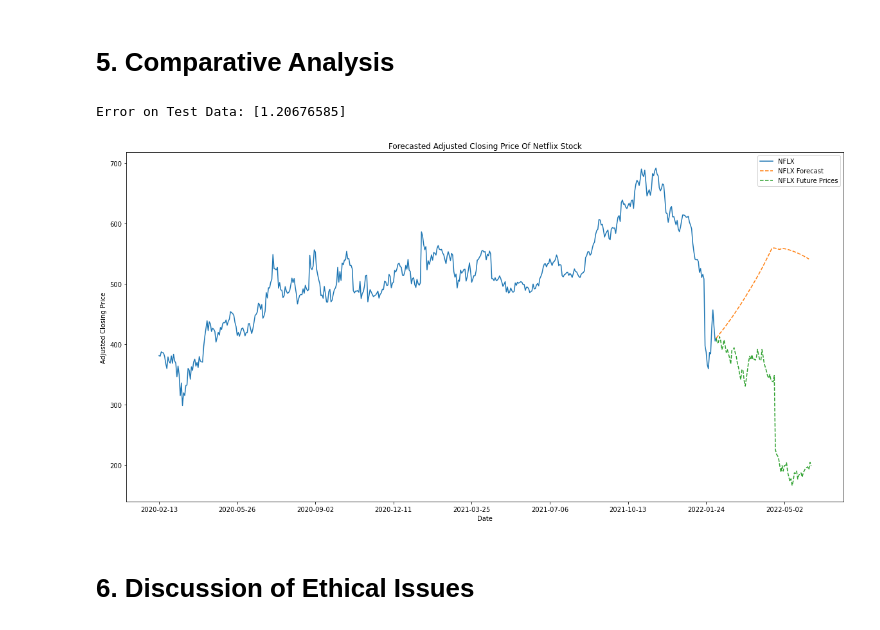
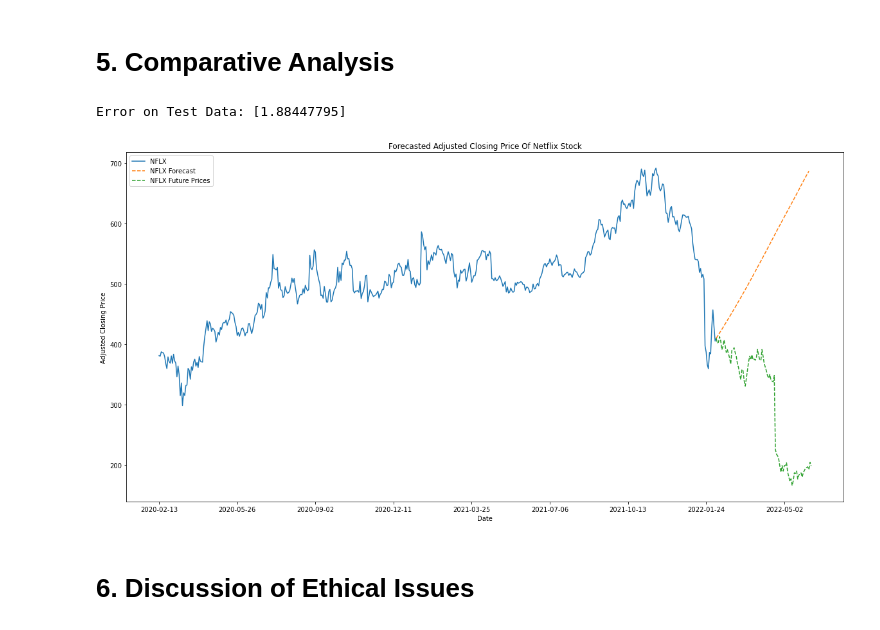
Before and after one commit to Ravi-Raghavan/ECE_443_Term_Project, a Jupyter notebook: NetflixStockPrices.ipynb, the cells around one changed output. Cells and saved outputs as stored; diff of their text form; code cells hidden in the pictures.

```diff
--- a/NetflixStockPrices.ipynb
+++ b/NetflixStockPrices.ipynb
@@ -127,17 +127,18 @@ closing_prices = netflix_stock_prices["Adj Close"].to_list()
 returns = np.log(closing_prices[1: ]) - np.log(closing_prices[: -1])
 returns = np.insert(returns, 0, np.nan)
 
+window_size = 100
 netflix_stock_prices["Continuously Compounded Returns"] = pd.Series(returns, index = netflix_stock_prices.index)
-netflix_stock_prices["Expected Value"] = netflix_stock_prices["Continuously Compounded Returns"].rolling(window= 60, closed = "left").mean()
-netflix_stock_prices["Variance"] = netflix_stock_prices["Continuously Compounded Returns"].rolling(window= 60, closed = "left").var()
-netflix_stock_prices["Skew"] = netflix_stock_prices["Continuously Compounded Returns"].rolling(window= 60, closed = "left").skew()
-netflix_stock_prices["Kurtosis"] = netflix_stock_prices["Continuously Compounded Returns"].rolling(window= 60, closed = "left").kurt()
+netflix_stock_prices["Expected Value"] = netflix_stock_prices["Continuously Compounded Returns"].rolling(window= window_size, closed = "left").mean()
+netflix_stock_prices["Variance"] = netflix_stock_prices["Continuously Compounded Returns"].rolling(window= window_size, closed = "left").var()
+netflix_stock_prices["Skew"] = netflix_stock_prices["Continuously Compounded Returns"].rolling(window= window_size, closed = "left").skew()
+netflix_stock_prices["Kurtosis"] = netflix_stock_prices["Continuously Compounded Returns"].rolling(window= window_size, closed = "left").kurt()
 
 
 X = netflix_stock_prices[["Expected Value", "Variance", "Skew", "Kurtosis"]].to_numpy()
-X = X[61: ]
+X = X[window_size + 1: ]
 Y = netflix_stock_prices[["Continuously Compounded Returns"]].to_numpy()
-Y = Y[61: ]
+Y = Y[window_size + 1: ]
 
 
 X_train, X_test, Y_train, Y_test = train_test_split(X, Y, random_state=104, test_size=0.20, shuffle=True) #split data into train/test
@@ -172,7 +173,7 @@ print(f"Error on Test Data: {error}")
 data_size = netflix_stock_prices.shape
 num_rows = len(future_stock_prices)
 previous_two_weeks = netflix_stock_prices["Continuously Compounded Returns"].to_list()
-previous_two_weeks = np.array(previous_two_weeks[-60:]).reshape(60, 1)
+previous_two_weeks = np.array(previous_two_weeks[-1 * window_size:]).reshape(window_size, 1)
 feature_array = np.zeros((1, 4))
 forecasts = np.zeros((num_rows + 1, 1))
 forecasts[0] = np.array([closing_prices[-1]])
@@ -181,35 +182,35 @@ for day in range(num_rows):
 
     feature_array[0][0] = np.mean(previous_two_weeks)
     feature_array[0][1] = np.var(previous_two_weeks)
     feature_array[0][2] = sps.skew(previous_two_weeks)
     feature_array[0][3] = sps.kurtosis(previous_two_weeks)
 
     feature_array = datascaler.transform(feature_array)
     feature_array = pca.inverse_transform(pca.transform(feature_array))
     asset_return = model1.predict(feature_array)
     stock_gain = np.exp(asset_return)
     forecasts[day + 1] = forecasts[day] *  stock_gain[0]
     previous_two_weeks = np.concatenate((previous_two_weeks[1: ], asset_return), axis = 0)
 
 adjusted_closing_prices = netflix_stock_prices[['Adj Close']].tail(500)
 future_stock_predictions = pd.DataFrame({"Forecasts": forecasts.flatten()}, index=pd.date_range(start= netflix_stock_prices.index[-1], periods=len(forecasts), freq="B", inclusive = "both").format(formatter=lambda x: x.strftime('%Y-%m-%d')))
 
 plt.rcParams["figure.figsize"] = (20,10)
 fig, ax = plt.subplots()
 ax.set_title("Forecasted Adjusted Closing Price Of Netflix Stock")
 ax.set_xlabel("Date")
 ax.set_ylabel("Adjusted Closing Price")
 
 ax.plot(adjusted_closing_prices['Adj Close'], label = "NFLX")
 ax.plot(future_stock_predictions["Forecasts"], linestyle='dashed', label = "NFLX Forecast")
 ax.plot(future_stock_prices['Adj Close'], linestyle='dashed', label = "NFLX Future Prices")
 ax.xaxis.set_major_locator(mticker.IndexLocator( base = 70, offset = 0))
 ax.legend()
 
 plt.show()
 # %% [output]
-Error on Test Data: [1.20676585]
+Error on Test Data: [1.88447795]
-[figure, old version]
+[figure, new version]
 # %% [markdown]
 # **6. Discussion of Ethical Issues**
 # %% [markdown]
```
